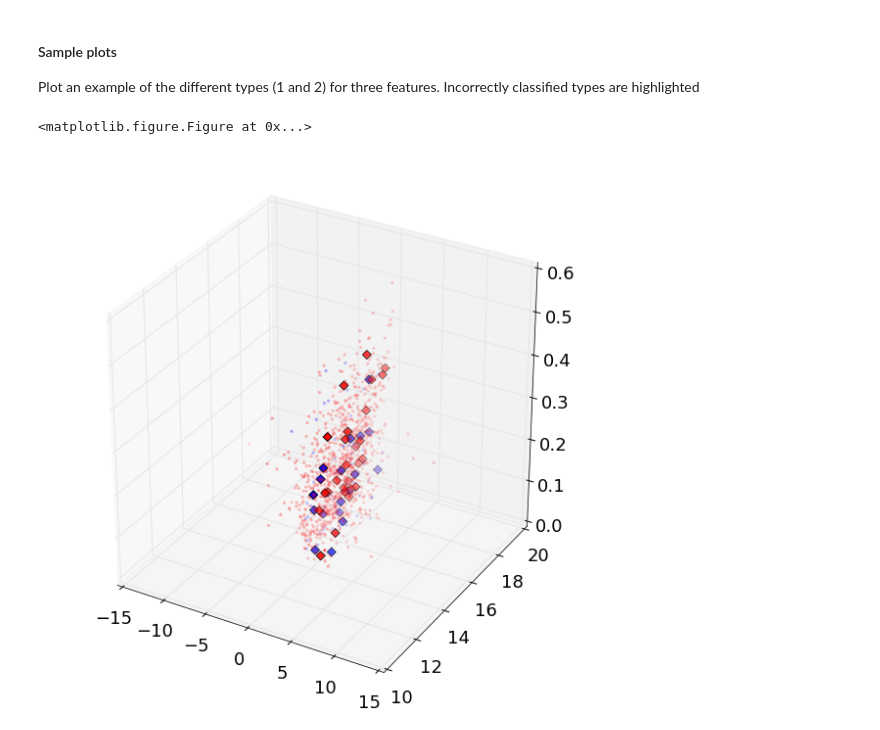
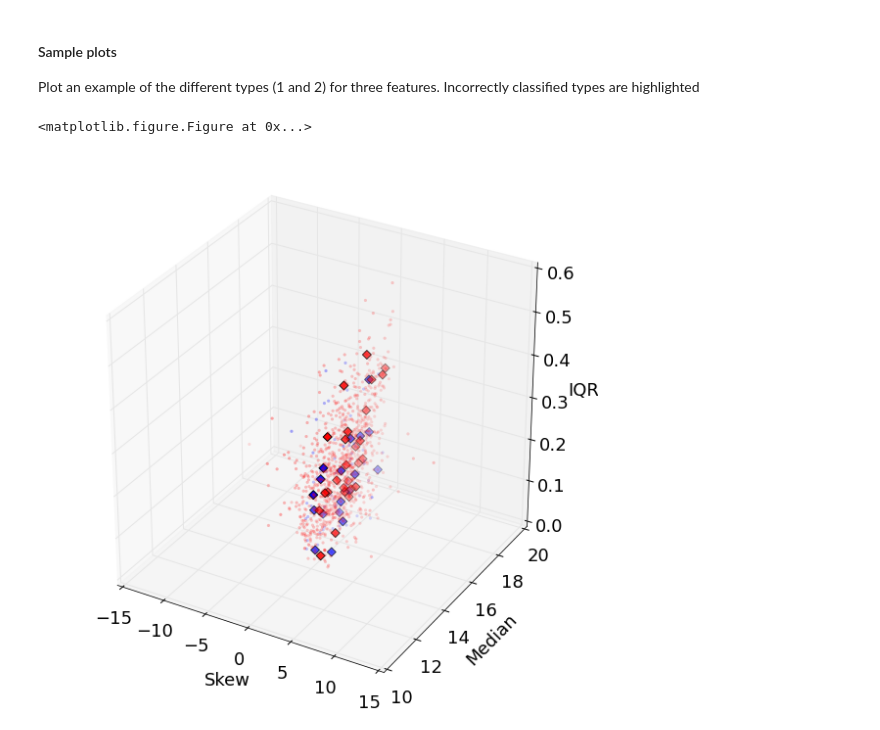
Before and after one commit to ElMejorEquipoDeLaSerena/VariableStarsClassification, a Jupyter notebook: Final.ipynb, the cells around one changed output. Cells and saved outputs as stored; diff of their text form; code cells hidden in the pictures.

```diff
--- a/Final.ipynb
+++ b/Final.ipynb
@@ -617,34 +620,34 @@ type_3_idx_x = np.where(test_all[incorrect_idx, 1] == 3)
 
 # Type 1 Correct
 param1 = test_all[type_1_idx,features_dict.get(plot_list[0])]
 param2 = test_all[type_1_idx,features_dict.get(plot_list[1])]
 param3 = test_all[type_1_idx,features_dict.get(plot_list[2])]
 ax.scatter(param1, param2, param3, marker='.', c='r', edgecolors='None', alpha=0.35, s=40, label="Type 1 Correct")
 
 # Type 2 Correct
 param1 = test_all[type_2_idx,features_dict.get(plot_list[0])]
 param2 = test_all[type_2_idx,features_dict.get(plot_list[1])]
 param3 = test_all[type_2_idx,features_dict.get(plot_list[2])]
 ax.scatter(param1, param2, param3, marker='.', c='b', edgecolors='None', alpha=0.35, s=40, label="Type 2 Correct")
 
 # Type 1 Not Correct
 param1 = test_all[type_1_idx_x,features_dict.get(plot_list[0])]
 param2 = test_all[type_1_idx_x,features_dict.get(plot_list[1])]
 param3 = test_all[type_1_idx_x,features_dict.get(plot_list[2])]
 ax.scatter(param1, param2, param3, marker='D', c='r', alpha=0.99, s=40,  label="Type 1 Not Correct")
 
 # Type 2 Not Correct
 param1 = test_all[type_2_idx_x,features_dict.get(plot_list[0])]
 param2 = test_all[type_2_idx_x,features_dict.get(plot_list[1])]
 param3 = test_all[type_2_idx_x,features_dict.get(plot_list[2])]
 ax.scatter(param1, param2, param3, marker='D', c='b', alpha=0.99, s=40, label="Type 2 Not Correct")
 
 #ax.legend(loc="best")
-#ax.set_xlabel (plot_list[0])
-#ax.set_ylabel (plot_list[1])
-#ax.set_zlabel (plot_list[2])
+ax.set_xlabel (plot_list[0])
+ax.set_ylabel (plot_list[1])
+ax.set_zlabel (plot_list[2])
 
 pl.show()
 # %% [output]
 <matplotlib.figure.Figure at 0x...>
-[figure, old version]
+[figure, new version]
```
Also changed, not shown: parts of 8 cells of this notebook.
